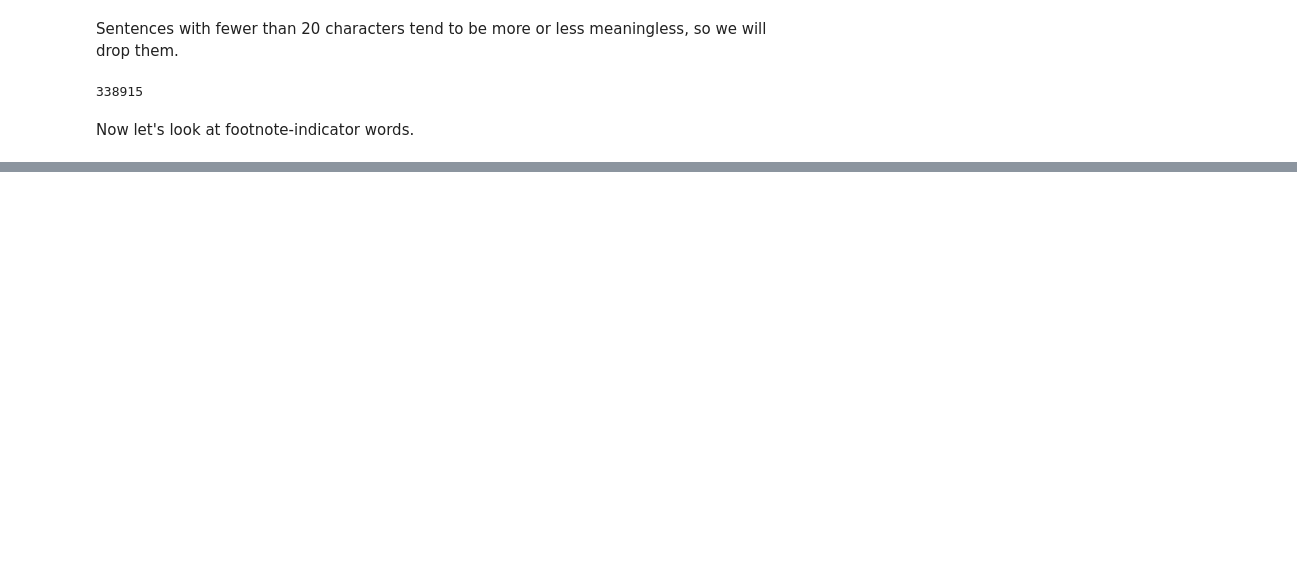
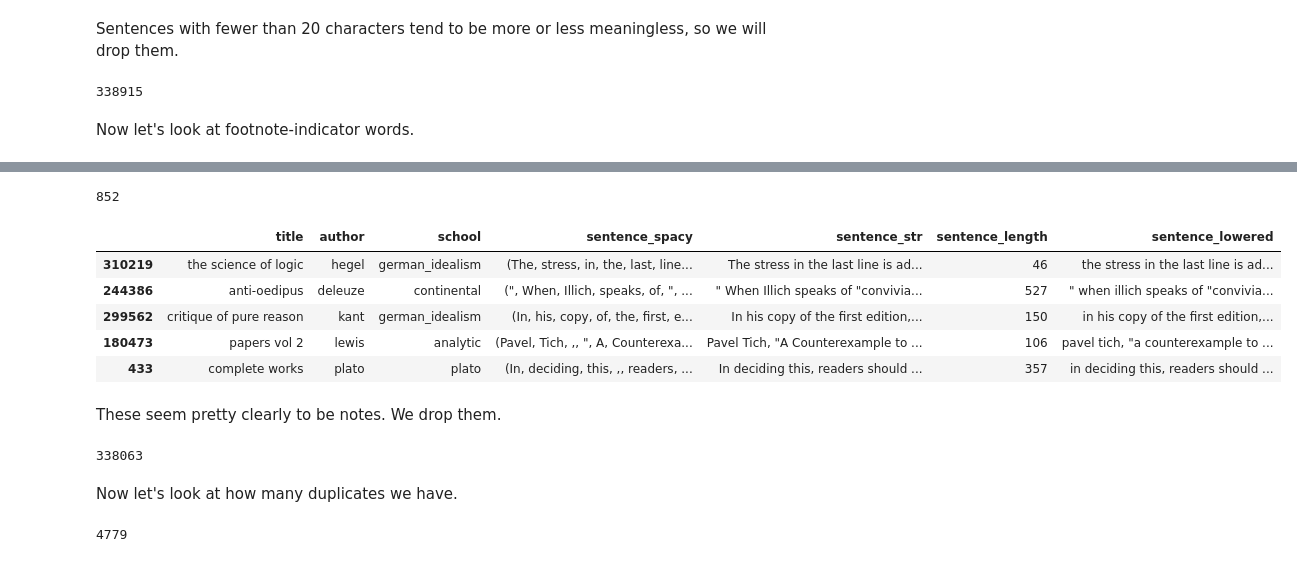
Before and after one commit to kcalizadeh/phil_nlp, a Jupyter notebook: data_load_clean.ipynb, the cells around one changed output, grey strips where cells are left out. Saved outputs shown, nothing was run; the diff lists cells and outputs as text; code cells hidden in the pictures; blank space fills up the shorter version.

```diff
--- a/data_load_clean.ipynb
+++ b/data_load_clean.ipynb
@@ -1303,0 +893,36 @@ keynes_employment = keynes_employment.split('GENERAL INTRODUCTION')[1].split('PR
+# %%
+self_mention_df = pd.DataFrame()
+for author in df['author'].unique():
+  self_mention_slice = df[(df['author'] == author) &
+                          (df['sentence_lowered'].str.contains('\s'+author.lower()))].copy()
+  self_mention_df = self_mention_df.append(self_mention_slice)
+
+len(self_mention_df)
+# %% [output]
+852
+# %%
+self_mention_df.sample(5)
+# %% [output]
+|  | title | author | school | sentence_spacy | sentence_str | sentence_length | sentence_lowered |
+| 310219 | the science of logic | hegel | german_idealism | (The, stress, in, the, last, line... | The stress in the last line is ad... | 46 | the stress in the last line is ad... |
+| 244386 | anti-oedipus | deleuze | continental | (", When, Illich, speaks, of, ", ... | " When Illich speaks of "convivia... | 527 | " when illich speaks of "convivia... |
+| 299562 | critique of pure reason | kant | german_idealism | (In, his, copy, of, the, first, e... | In his copy of the first edition,... | 150 | in his copy of the first edition,... |
+| 180473 | papers vol 2 | lewis | analytic | (Pavel, Tich, ,, ", A, Counterexa... | Pavel Tich, "A Counterexample to ... | 106 | pavel tich, "a counterexample to ... |
+| 433 | complete works | plato | plato | (In, deciding, this, ,, readers, ... | In deciding this, readers should ... | 357 | in deciding this, readers should ... |
+# %% [markdown]
+These seem pretty clearly to be notes. We drop them.
+# %%
+for author in df['author'].unique():
+  df = df.drop(df[(df['author'] == author) &
+                  (df['sentence_lowered'].str.contains('\s'+author.lower()))].index)
+
+len(df)
+# %% [output]
+338063
+# %% [markdown]
+Now let's look at how many duplicates we have.
+# %%
+# find the total number of duplicates
+len(df['sentence_str'])-len(df['sentence_str'].drop_duplicates())
+# %% [output]
+4779
```
Also changed, not shown: parts of 68 cells of this notebook.
